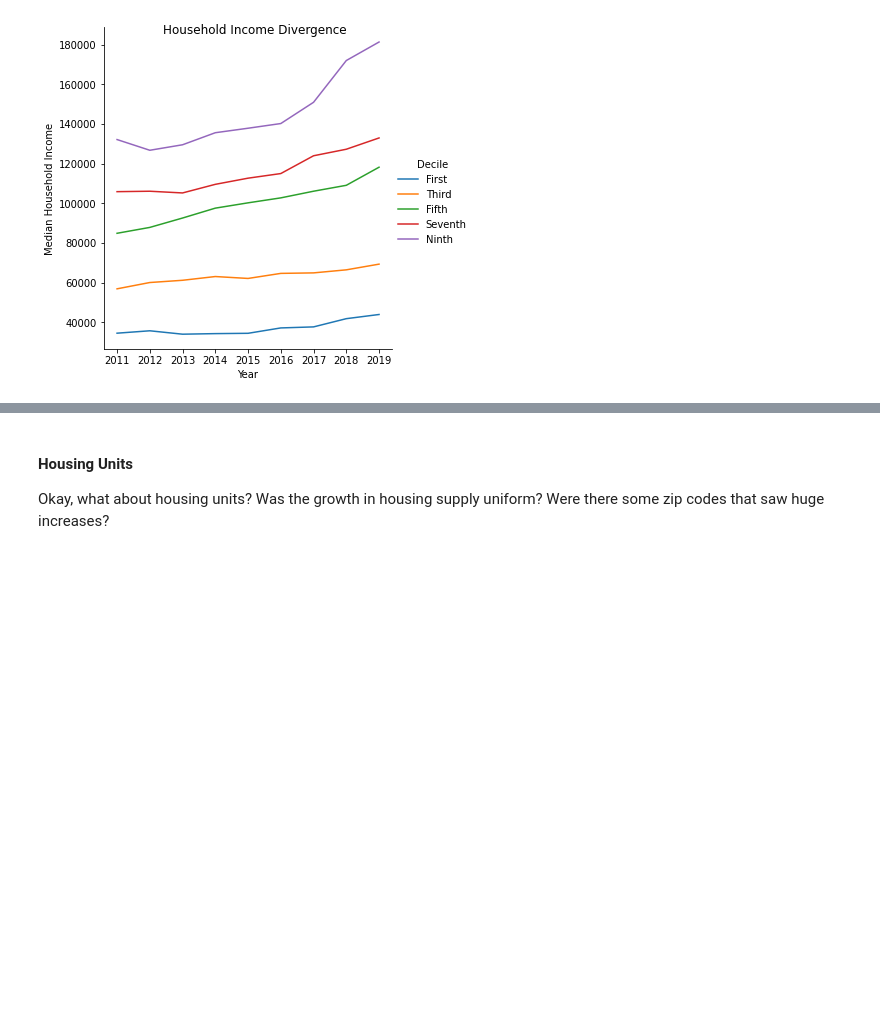
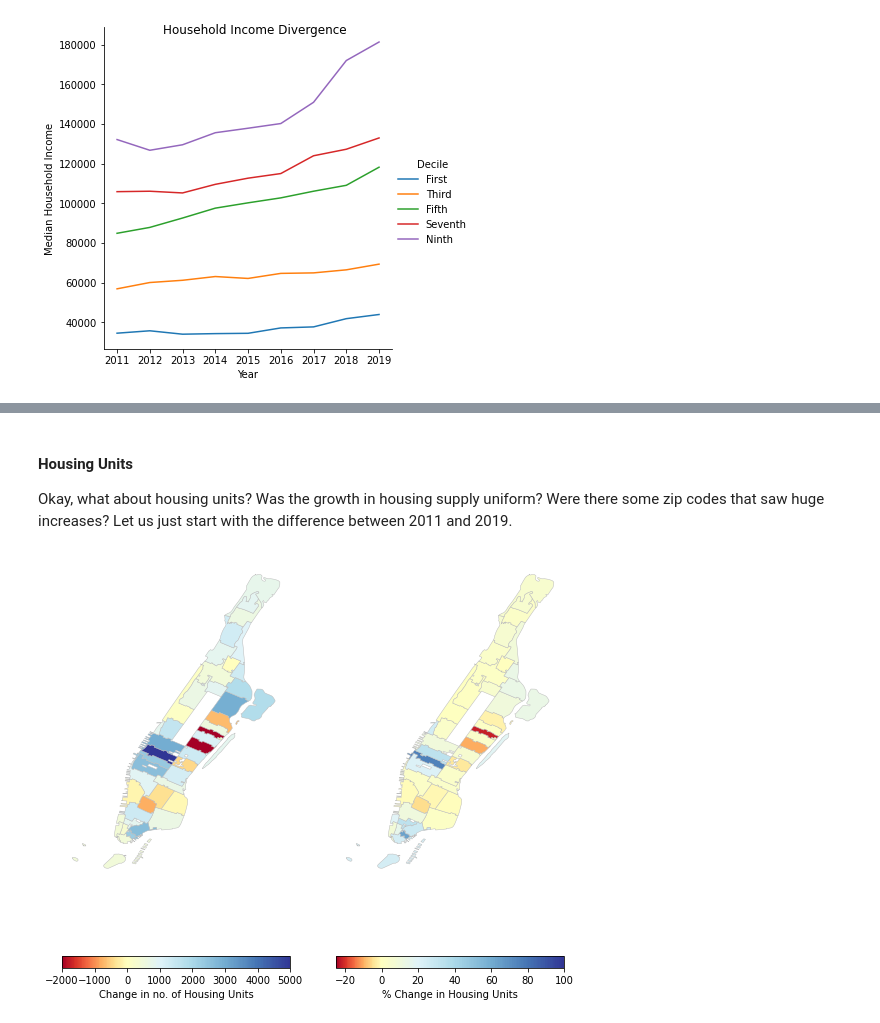
Before and after one commit to westerleyy/fidap, a Jupyter notebook: population_investigation.ipynb, the cells around one changed output, grey strips where cells are left out. Saved outputs shown, nothing was run; the diff lists cells and outputs as text; code cells hidden in the pictures; blank space fills up the shorter version.

```diff
--- a/population_investigation.ipynb
+++ b/population_investigation.ipynb
@@ -249,4 +275,47 @@ Households at the top two deciles saw their incomes rise faster than everyone el
 # %% [markdown]
 #### Housing Units
 
-Okay, what about housing units? Was the growth in housing supply uniform? Were there some zip codes that saw huge increases?
+Okay, what about housing units? Was the growth in housing supply uniform? Were there some zip codes that saw huge increases? Let us just start with the difference between 2011 and 2019.
+# %%
+## getting df of just housing units for 2011 and 2019
+
+mn_housing = mn_dem.loc[:,['housing_units', 'year', 'zip_code']]
+
+mn_housing_wide_years = mn_housing.pivot(index = 'zip_code', columns = 'year', values = 'housing_units')
+
+mn_housing_2011_2019 = mn_housing_wide_years.iloc[:,[0, 8]]
+mn_housing_2011_2019.columns = ['2011', '2019']
+
+mn_housing_2011_2019 = mn_housing_2011_2019.assign(
+    difference = lambda x: x['2019']-x['2011'],
+    pct_difference = lambda x: 100 * x['difference']/x['2011']
+)
+
+## joining with gdf
+mn_housing_2011_2019 = mn_housing_2011_2019.merge(mn_gdf.loc[:,['zip_code', 'zip_code_geom']], on = 'zip_code')
+mn_housing_2011_2019 = gpd.GeoDataFrame(mn_housing_2011_2019, geometry = 'zip_code_geom', crs = 'epsg:4326')
+# %%
+## plotting absolute difference
+## manually telling mpl where the breakpoints should be
+### otherwise, it will be normally distributed and will not correspond to the ones you want
+divnorm1 = colors.TwoSlopeNorm(vmin = -2000, vcenter = 0, vmax = 5000)
+divnorm2 = colors.TwoSlopeNorm(vmin = -25, vcenter = 0, vmax = 100)
+
+f, (ax1, ax2) = plt.subplots(1,2,figsize = (9,9), sharey = True)
+mn_housing_2011_2019.plot(ax = ax1, linewidth = 0.5, edgecolor = '#bdbdbd',
+                        column = 'difference', legend = True, norm = divnorm1, cmap = 'RdYlBu',
+                        legend_kwds = {
+                            'label': 'Change in no. of Housing Units',
+                            'orientation': 'horizontal'
+                        })
+mn_housing_2011_2019.plot(ax = ax2, linewidth = 0.5, edgecolor = '#bdbdbd',
+                        column = 'pct_difference', legend = True, norm = divnorm2, cmap = 'RdYlBu',
+                        legend_kwds = {
+                            'label': '% Change in Housing Units',
+                            'orientation': 'horizontal'
+                        })
+ax1.set_axis_off()
+ax2.set_axis_off()
+plt.show()
+# %% [output]
+[figure, added]
```
Also changed, not shown: parts of 10 cells of this notebook.
